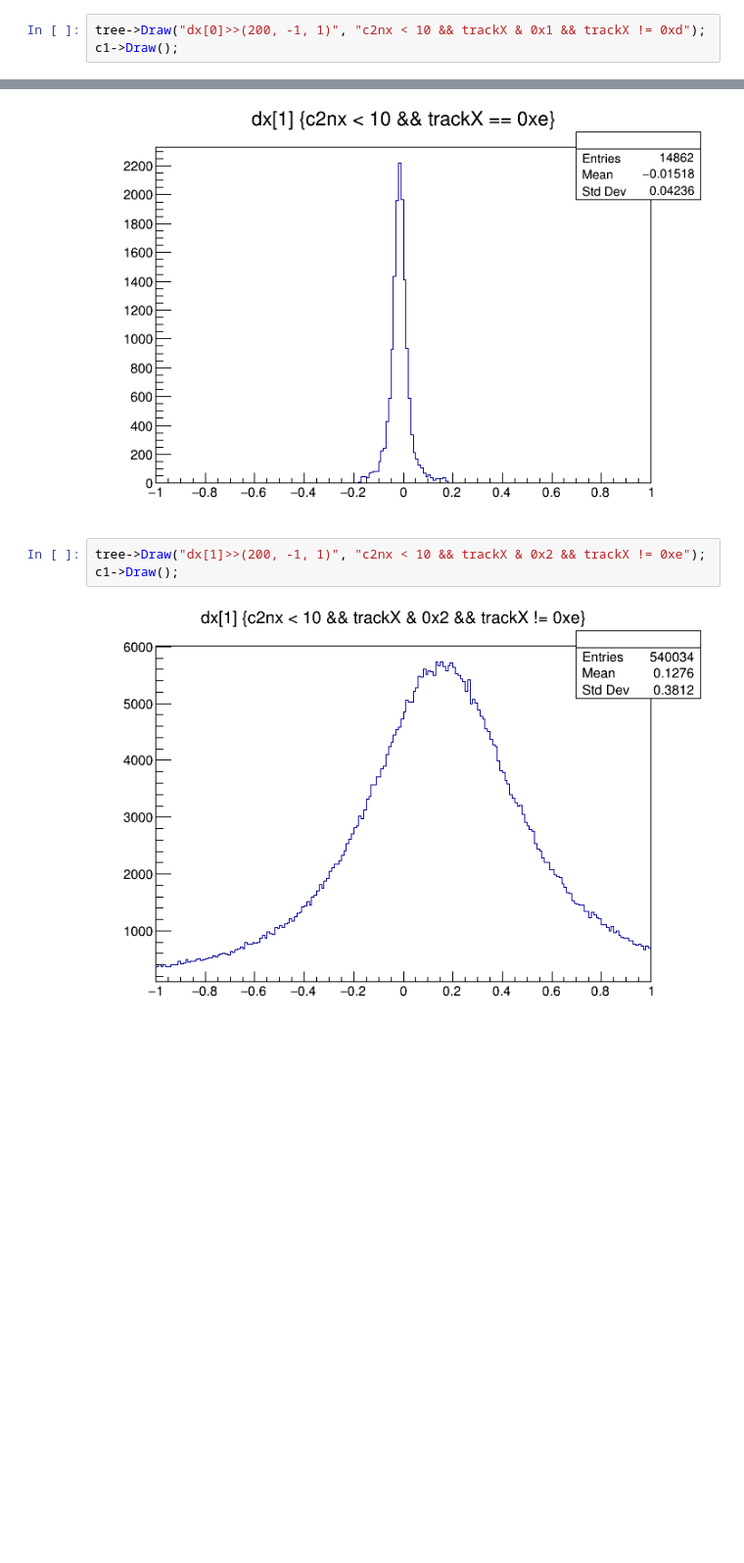
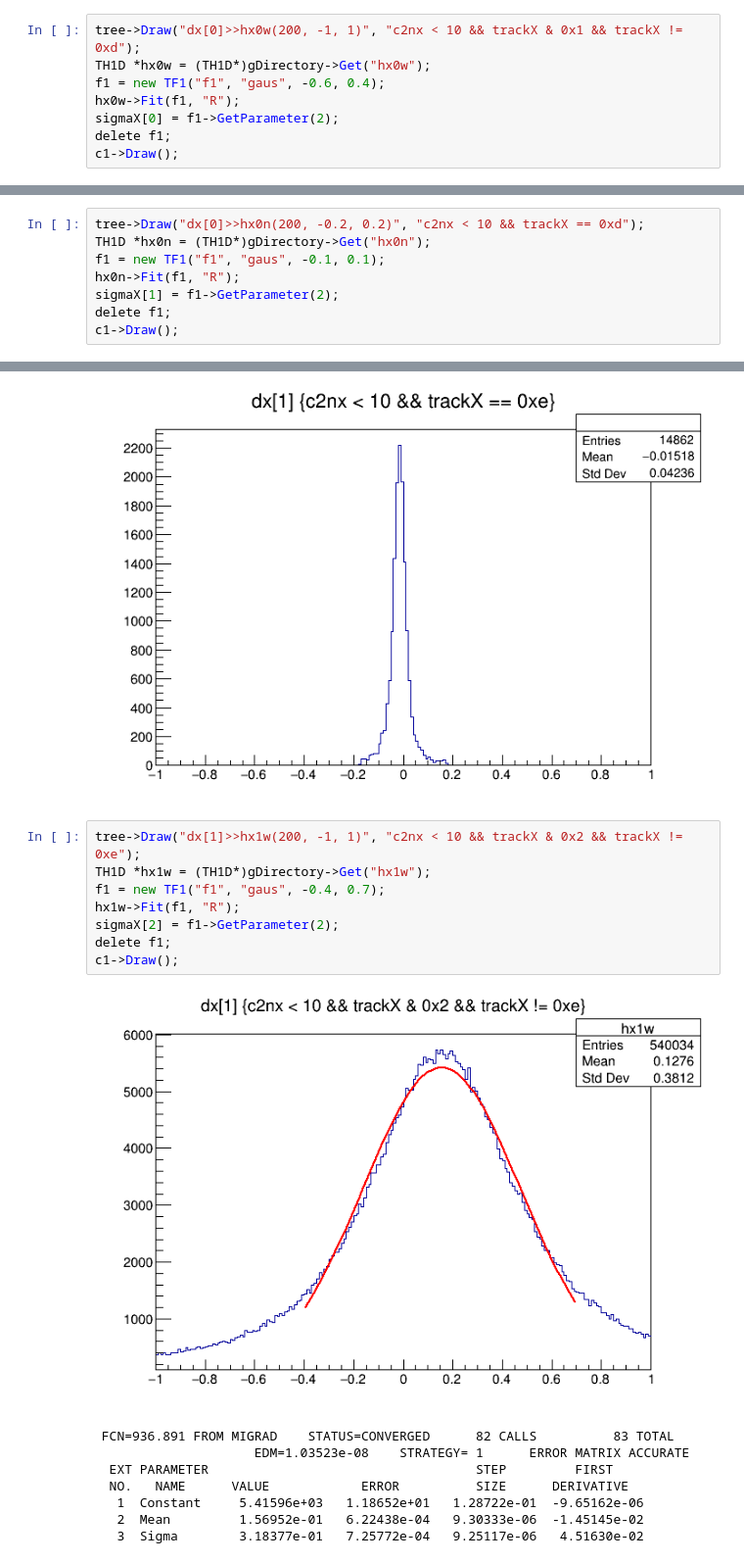
Before and after one commit to kinstaky/CourseDataAnalysis, a Jupyter notebook: hw2_1/jupyter/Residual.ipynb, the cells around one changed output, grey strips where cells are left out. Shown at 98% size. Drawn from its saved outputs; the diff is of its cells as text; blank space fills up the shorter version.

```diff
--- a/hw2_1/jupyter/Residual.ipynb
+++ b/hw2_1/jupyter/Residual.ipynb
@@ -49,4 +71,9 @@ c1->Draw();
 # %%
-tree->Draw("dx[0]>>(200, -1, 1)", "c2nx < 10 && trackX & 0x1 && trackX != 0xd");
+tree->Draw("dx[0]>>hx0w(200, -1, 1)", "c2nx < 10 && trackX & 0x1 && trackX != 0xd");
+TH1D *hx0w = (TH1D*)gDirectory->Get("hx0w");
+f1 = new TF1("f1", "gaus", -0.6, 0.4);
+hx0w->Fit(f1, "R");
+sigmaX[0] = f1->GetParameter(2);
+delete f1;
 c1->Draw();
 # %% [output]
@@ -53,0 +88,8 @@ c1->Draw();
+# %%
+tree->Draw("dx[0]>>hx0n(200, -0.2, 0.2)", "c2nx < 10 && trackX == 0xd");
+TH1D *hx0n = (TH1D*)gDirectory->Get("hx0n");
+f1 = new TF1("f1", "gaus", -0.1, 0.1);
+hx0n->Fit(f1, "R");
+sigmaX[1] = f1->GetParameter(2);
+delete f1;
+c1->Draw();
@@ -62,7 +115,19 @@ c1->Draw();
 # %% [output]
 [figure]
 # %%
-tree->Draw("dx[1]>>(200, -1, 1)", "c2nx < 10 && trackX & 0x2 && trackX != 0xe");
+tree->Draw("dx[1]>>hx1w(200, -1, 1)", "c2nx < 10 && trackX & 0x2 && trackX != 0xe");
+TH1D *hx1w = (TH1D*)gDirectory->Get("hx1w");
+f1 = new TF1("f1", "gaus", -0.4, 0.7);
+hx1w->Fit(f1, "R");
+sigmaX[2] = f1->GetParameter(2);
+delete f1;
 c1->Draw();
 # %% [output]
-[figure, old version]
+[figure, new version]
+ FCN=936.891 FROM MIGRAD    STATUS=CONVERGED      82 CALLS          83 TOTAL
+                     EDM=1.03523e-08    STRATEGY= 1      ERROR MATRIX ACCURATE
+  EXT PARAMETER                                   STEP         FIRST
+  NO.   NAME      VALUE            ERROR          SIZE      DERIVATIVE
+   1  Constant     5.41596e+03   1.18652e+01   1.28722e-01  -9.65162e-06
+   2  Mean         1.56952e-01   6.22438e-04   9.30333e-06  -1.45145e-02
+   3  Sigma        3.18377e-01   7.25772e-04   9.25117e-06   4.51630e-02
```
Also changed, not shown: parts of 74 cells of this notebook.
